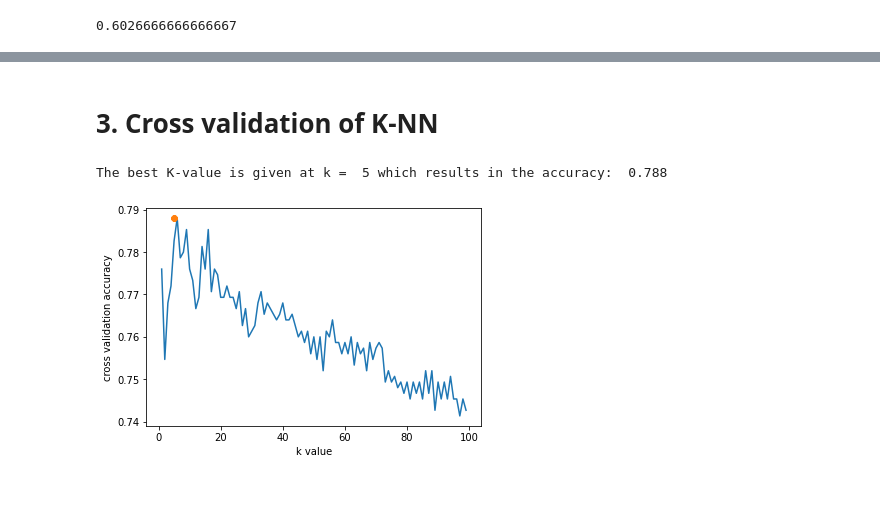
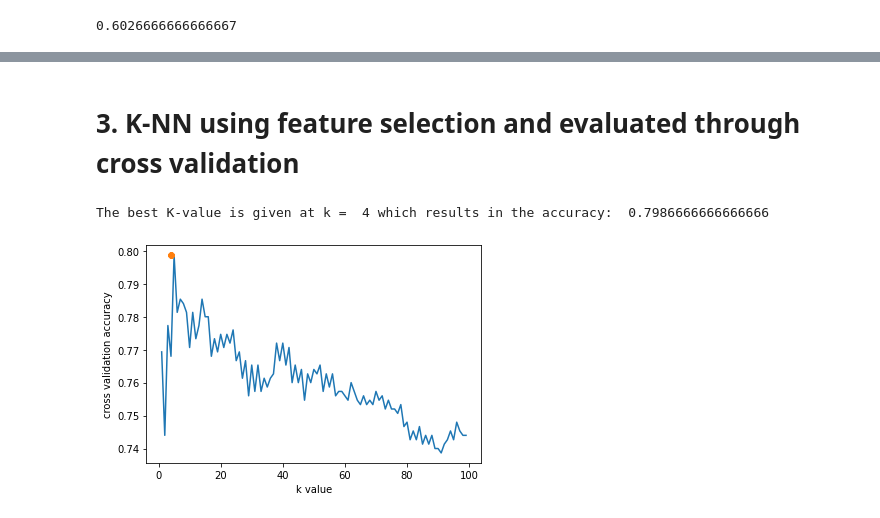
Before and after one commit to antongollbo123/spotify_project, a Jupyter notebook: SML_classification_songs.ipynb, the cells around one changed output, grey strips where cells are left out. Drawn from its saved outputs; the diff is of its cells as text; code cells hidden in the pictures; blank space fills up the shorter version.

```diff
--- a/SML_classification_songs.ipynb
+++ b/SML_classification_songs.ipynb
@@ -159,18 +233,18 @@ for num in range(5, 16):
-# %% [markdown]
-# 3. Cross validation of K-NN
+# %% [markdown]
+# 3. K-NN using feature selection and evaluated through cross validation
 # %%
 url = r'data\training_data.csv'
 url2 = r'data\songs_to_classify.csv'
 songTraining = pd.read_csv(url, dtype={'ID': str}).dropna().reset_index(drop=True)
 songTest = pd.read_csv(url2, dtype={'ID': str}).dropna().reset_index(drop=True)
 
-df_model = songTraining.copy()
+song_training = df_songs_training.copy()
 #Split data into x and y
-x = df_model.drop(columns=['label'])
-y = df_model['label']
+x = song_training.drop(columns=['label'])
+y = song_training['label']
 
-#Perform feature selection using ExtraTreesClassifier with 10 classes
-clf = ExtraTreesClassifier(n_estimators=10, criterion = "entropy")
+#Perform feature selection using ExtraTreesClassifier with max 9 features
+clf = ExtraTreesClassifier(n_estimators=10, criterion = "entropy", max_features=7)
 #Fit data according to selected important features
 clf = clf.fit(x, y)
 clf.feature_importances_
@@ -180,41 +254,34 @@ X = model.transform(x)
 #Define a cross validation object with 10 splits
 crossVal = skl_ms.KFold(n_splits=10, shuffle = True)
 newsplit = crossVal.split(X)
 #
 K = np.arange(1,100)
 
 misclassifications = np.zeros(len(K))
 
 for train_index, val_index in crossVal.split(X):
     X_train, X_validation = X[train_index], X[val_index]
     y_train, y_validation = y[train_index], y[val_index]
+    #Standardize data with mean 0 and std 1
     scaler = StandardScaler()
     scaler.fit(X_train)
     scaler.transform(X_train)
     scaler.transform(X_validation)
 
     for j,k in enumerate(K):
         kNNModel = skl_nb.KNeighborsClassifier(n_neighbors = k)
         kNNModel.fit(X_train,y_train.values.ravel())
         kNNpredict = kNNModel.predict(X_validation)
         kNNpredict = kNNpredict.reshape(kNNpredict.size,1)
         misclassifications[j] += accuracy_score(y_validation,kNNpredict)
 
 misclassifications /= 10
 plt.plot(K, misclassifications)
 plt.plot(np.argmax(misclassifications),max(misclassifications), marker="8")
 plt.xlabel("k value")
 plt.ylabel("cross validation accuracy")
 best_k = np.argmax(misclassifications)
-print("The best K-value is given at k = ", np.argmax(misclassifications), "which results in the accuracy: ",  max(misclassifications))
-
-X_songTest = songTest
-X_songTest_new = X_songTest[["acousticness", "danceability", "energy", "loudness", "speechiness"]]
-
-kNNModel = skl_nb.KNeighborsClassifier(n_neighbors = best_k)
-kNNModel.fit(X, y)
-
-kNN_predict = kNNModel.predict(X_songTest_new)
+print("The best K-value is given at k = ", best_k, "which results in the accuracy: ",  max(misclassifications))
 # %% [output]
-The best K-value is given at k =  5 which results in the accuracy:  0.788
+The best K-value is given at k =  4 which results in the accuracy:  0.7986666666666666
-[figure, old version]
+[figure, new version]
```
Also changed, not shown: parts of 27 cells of this notebook.
